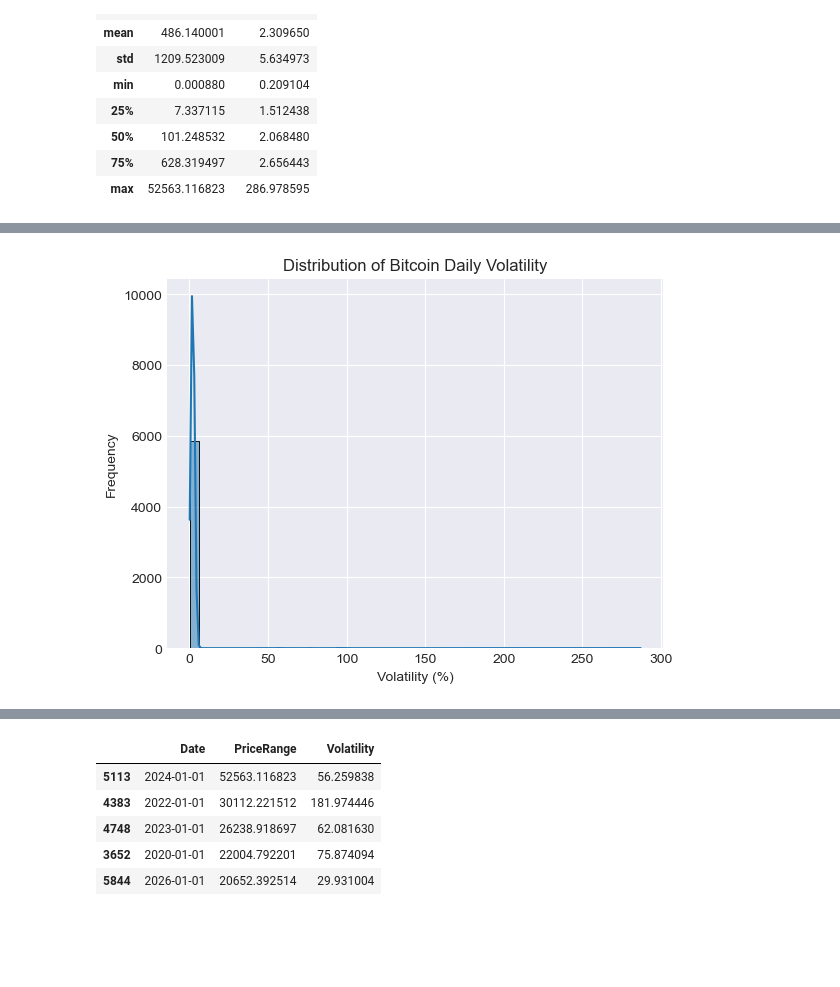
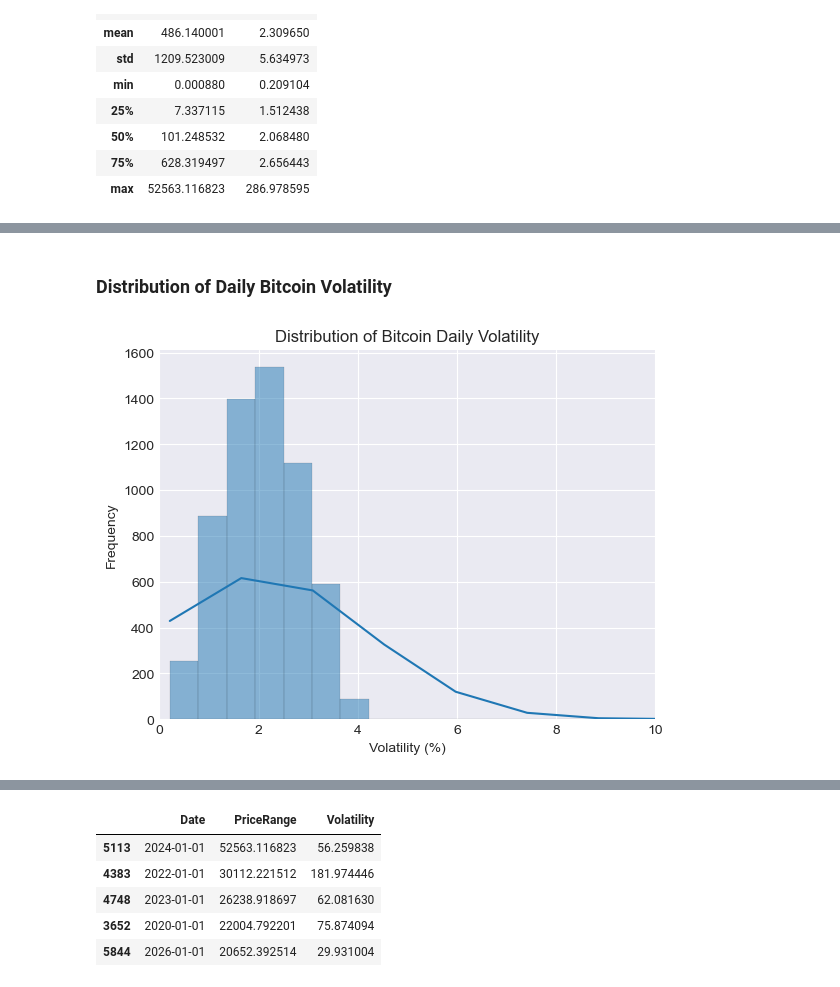
Before and after one commit to AlejandroRodriguezCervera/BitCoin_Analysis, a Jupyter notebook: BitCoin_Analysis.ipynb, the cells around one changed output, grey strips where cells are left out. Cells and saved outputs as stored; diff of their text form; code cells hidden in the pictures; blank space fills up the shorter version.

```diff
--- a/BitCoin_Analysis.ipynb
+++ b/BitCoin_Analysis.ipynb
@@ -379,10 +392,13 @@ plt.show()
+# %% [markdown]
+### Distribution of Daily Bitcoin Volatility
 # %%
-sns.histplot(bitcoin_analyzed['Volatility'], bins=50, kde=True)
+sns.histplot(bitcoin_analyzed['Volatility'], bins=500, kde=True, kde_kws={'bw_adjust': 2})
 
 plt.title("Distribution of Bitcoin Daily Volatility")
 plt.xlabel("Volatility (%)")
 plt.ylabel("Frequency")
+plt.xlim(0, 10)  # limitar eje X
 
 plt.show()
 # %% [output]
-[figure, old version]
+[figure, new version]
```
Also changed, not shown: parts of 21 cells of this notebook.
